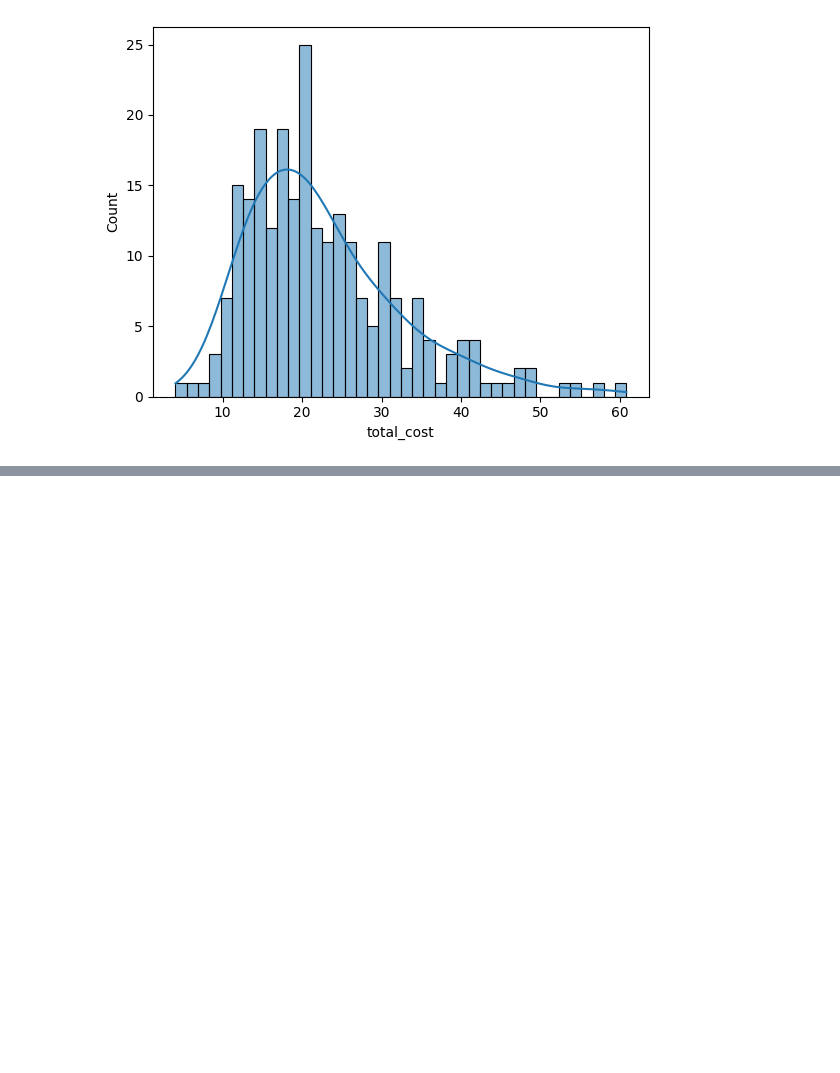
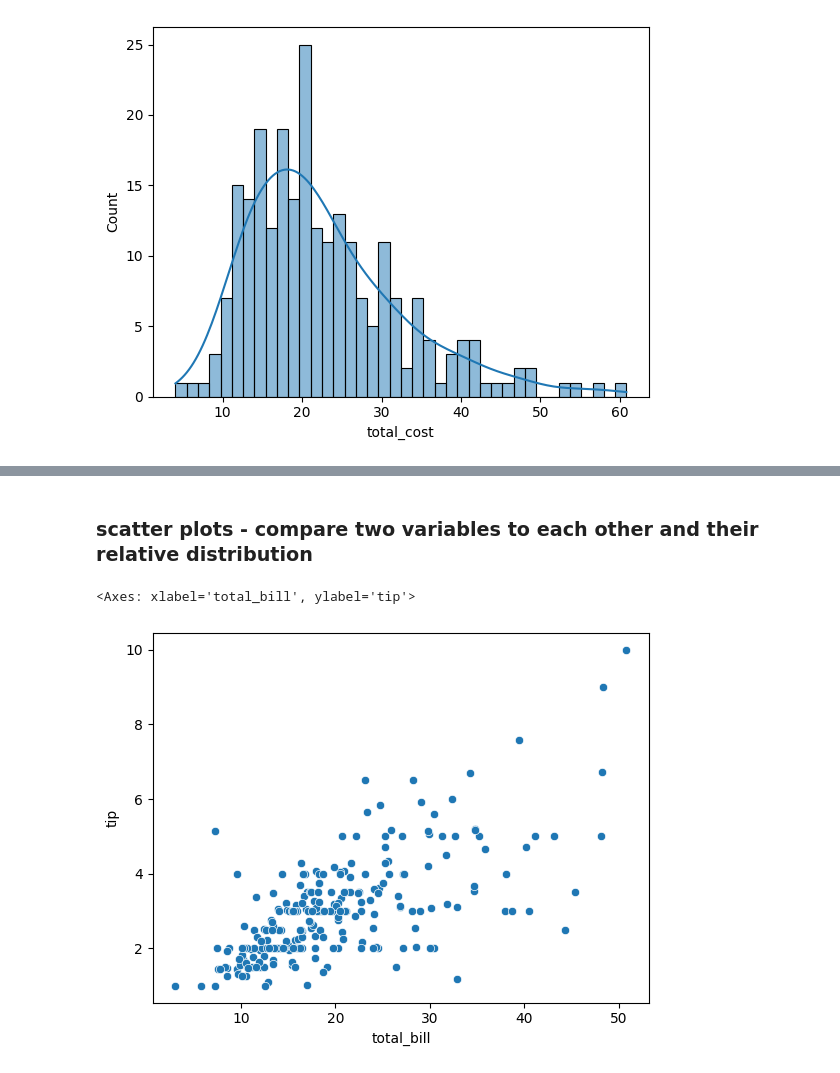
Before and after one commit to tuomasvaltanenLUAS/DataAnalytics2026, a Jupyter notebook: lecture6_seaborn/seaborn_basics1.ipynb, the cells around one changed output, grey strips where cells are left out. Drawn from its saved outputs; the diff is of its cells as text; code cells hidden in the pictures; blank space fills up the shorter version.

```diff
--- a/lecture6_seaborn/seaborn_basics1.ipynb
+++ b/lecture6_seaborn/seaborn_basics1.ipynb
@@ -64,0 +71,9 @@ sns.histplot(tips['total_cost'], kde=True, bins=40)
+# %% [markdown]
+### scatter plots - compare two variables to each other and their relative distribution
+# %%
+# scatter plot, compare two variables into each other
+# in this case: total_bill => tip
+sns.scatterplot(x="total_bill", y="tip", data=tips)
+# %% [output]
+<Axes: xlabel='total_bill', ylabel='tip'>
+[figure, added]
```
Also changed, not shown: parts of 2 cells of this notebook.
